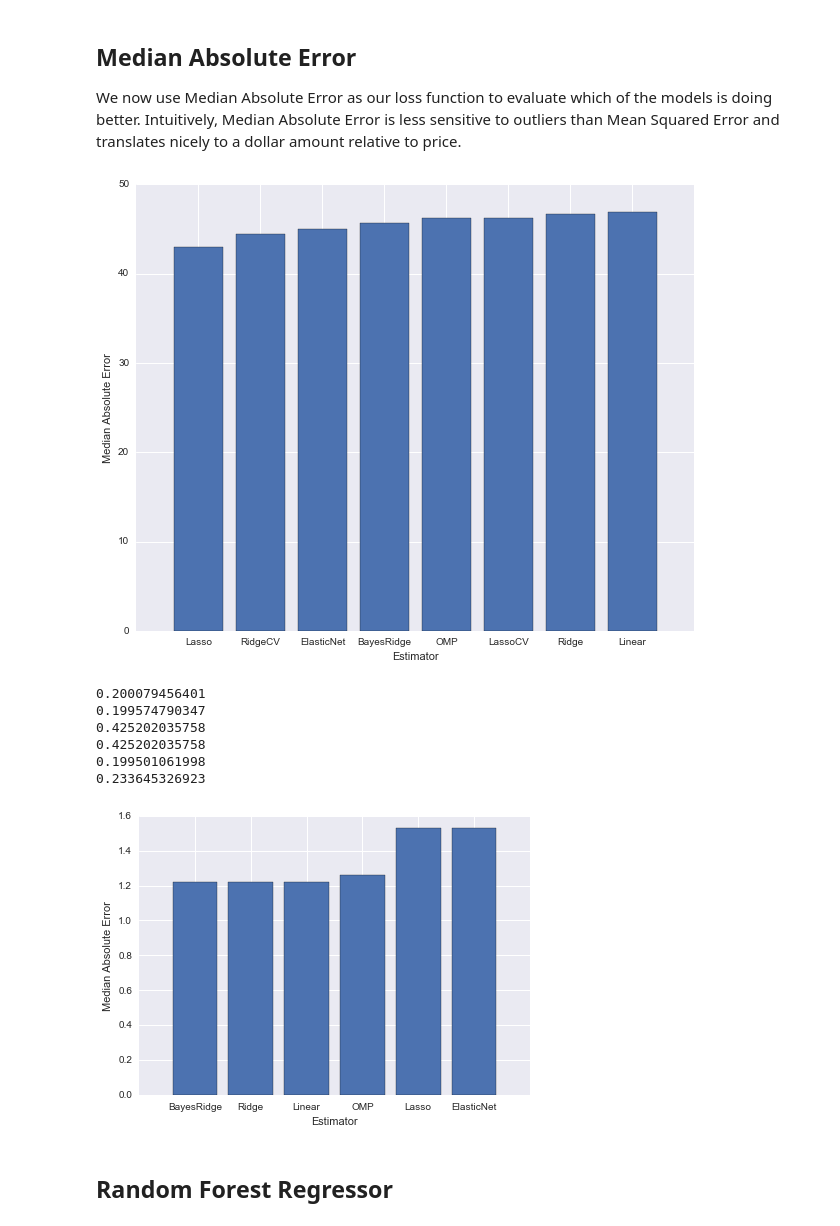
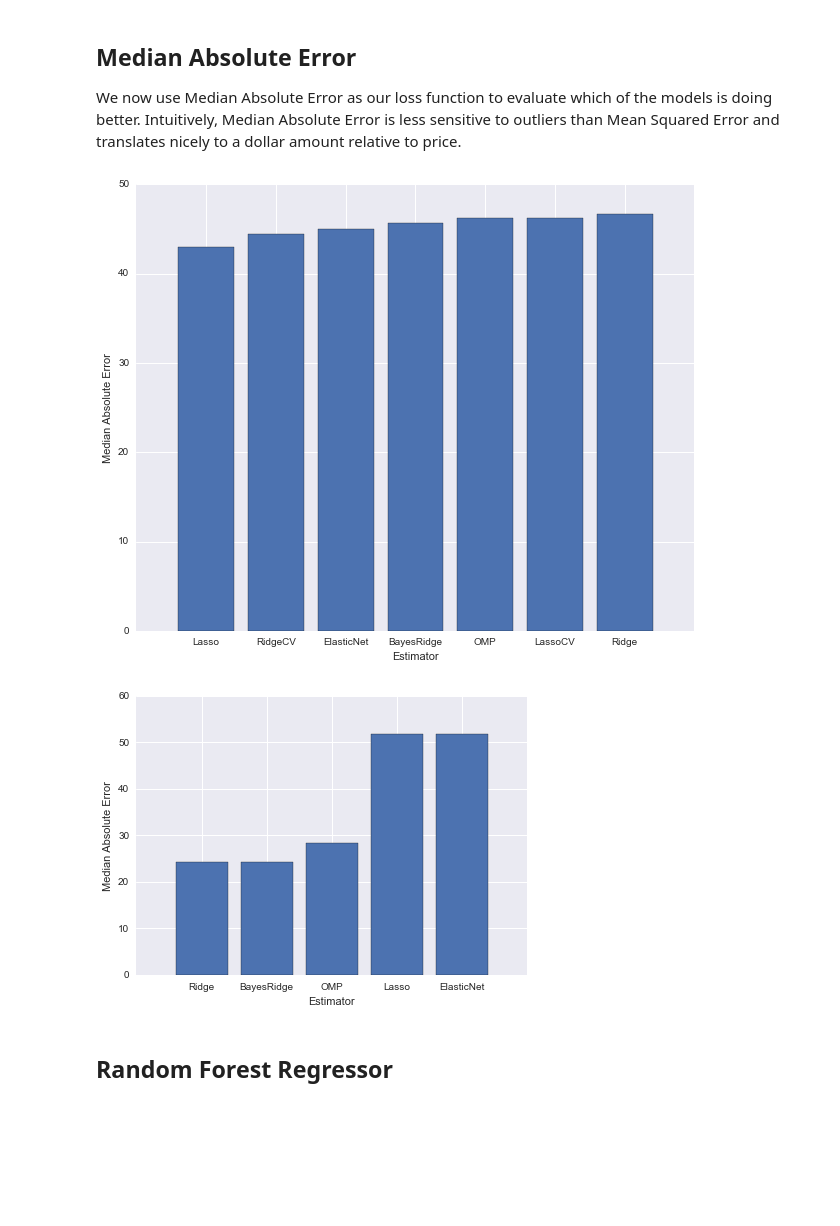
Before and after one commit to samuelklam/airbnb-pricing-prediction, a Jupyter notebook: data-modeling/data-modeling-baseline.ipynb, the cells around one changed output. Drawn from its saved outputs; the diff is of its cells as text; code cells hidden in the pictures; blank space fills up the shorter version.

Commit message:
add in edits for modeling

```diff
--- a/data-modeling/data-modeling-baseline.ipynb
+++ b/data-modeling/data-modeling-baseline.ipynb
@@ -357,8 +357,8 @@ Add in analysis here
 We now use Median Absolute Error as our loss function to evaluate which of the models is doing better. Intuitively, Median Absolute Error is less sensitive to outliers than Mean Squared Error and translates nicely to a dollar amount relative to price.
 # %%
 reg_params = 10.**np.linspace(-10, 5, 10)
-models = [linear_model.LinearRegression(), linear_model.Ridge(), RidgeCV(alphas=reg_params, cv=5), linear_model.Lasso(), LassoCV(alphas=reg_params, cv=5), linear_model.ElasticNet(), linear_model.BayesianRidge(), linear_model.OrthogonalMatchingPursuit() ]
-model_labels = np.array(['Linear', 'Ridge', 'RidgeCV', 'Lasso', 'LassoCV', 'ElasticNet', 'BayesRidge', 'OMP'])
+models = [ linear_model.Ridge(), RidgeCV(alphas=reg_params, cv=5), linear_model.Lasso(), LassoCV(alphas=reg_params, cv=5), linear_model.ElasticNet(), linear_model.BayesianRidge(), linear_model.OrthogonalMatchingPursuit() ]
+model_labels = np.array(['Ridge', 'RidgeCV', 'Lasso', 'LassoCV', 'ElasticNet', 'BayesRidge', 'OMP'])
 model_errors = np.array([])
 
 X_train, X_test, y_train, y_test = train_test_split(x, y, test_size=0.35, random_state=20)
@@ -377,35 +377,29 @@ plt.xlabel('Estimator')
 plt.ylabel('Median Absolute Error')
 plt.show()
 # %% [output]
-[figure, old version]
+[figure, new version]
 # %%
-models = [linear_model.LinearRegression(), linear_model.Ridge(),linear_model.Lasso(), linear_model.ElasticNet(), linear_model.BayesianRidge(), linear_model.OrthogonalMatchingPursuit() ]
-model_labels = np.array(['Linear', 'Ridge', 'Lasso', 'ElasticNet', 'BayesRidge', 'OMP'])
+models = [linear_model.Ridge(), linear_model.Lasso(), linear_model.ElasticNet(), linear_model.BayesianRidge(), linear_model.OrthogonalMatchingPursuit() ]
+model_labels = np.array(['Ridge', 'Lasso', 'ElasticNet', 'BayesRidge', 'OMP'])
 model_errors = np.array([])
 
 X_train, X_test, y_train, y_test = train_test_split(x, y_log, test_size=0.3, random_state=20)
 
 for model in models:
     model.fit(X_train, y_train)
-    model_err = metrics.median_absolute_error(y_test, model.predict(X_test))
-    model_errors = np.append(model_errors, np.exp(model_err))
+    model_err = metrics.median_absolute_error(np.exp(y_test), np.exp(model.predict(X_test)))
+    model_errors = np.append(model_errors, model_err)
 
 pos = np.arange(model_errors.shape[0])
 srt = np.argsort(model_errors)
 plt.figure(figsize=(7,5))
 plt.bar(pos, model_errors[srt], align='center')
 plt.xticks(pos, model_labels[srt])
 plt.xlabel('Estimator')
 plt.ylabel('Median Absolute Error')
 plt.show()
 # %% [output]
-0.200079456401
-0.199574790347
-0.425202035758
-0.425202035758
-0.199501061998
-0.233645326923
-[figure, old version]
+[figure, new version]
 # %% [markdown]
 ## Random Forest Regressor
 # %%
```
